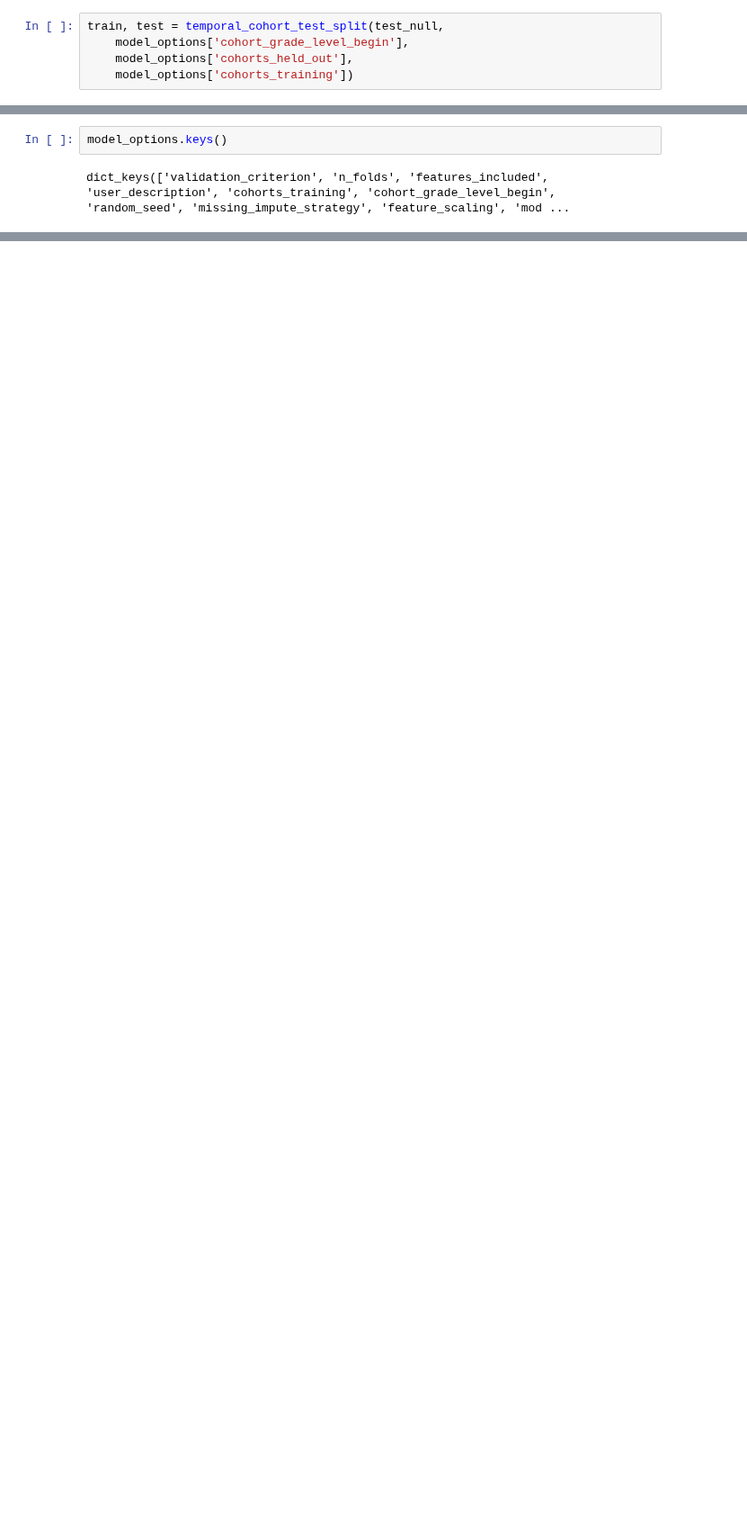
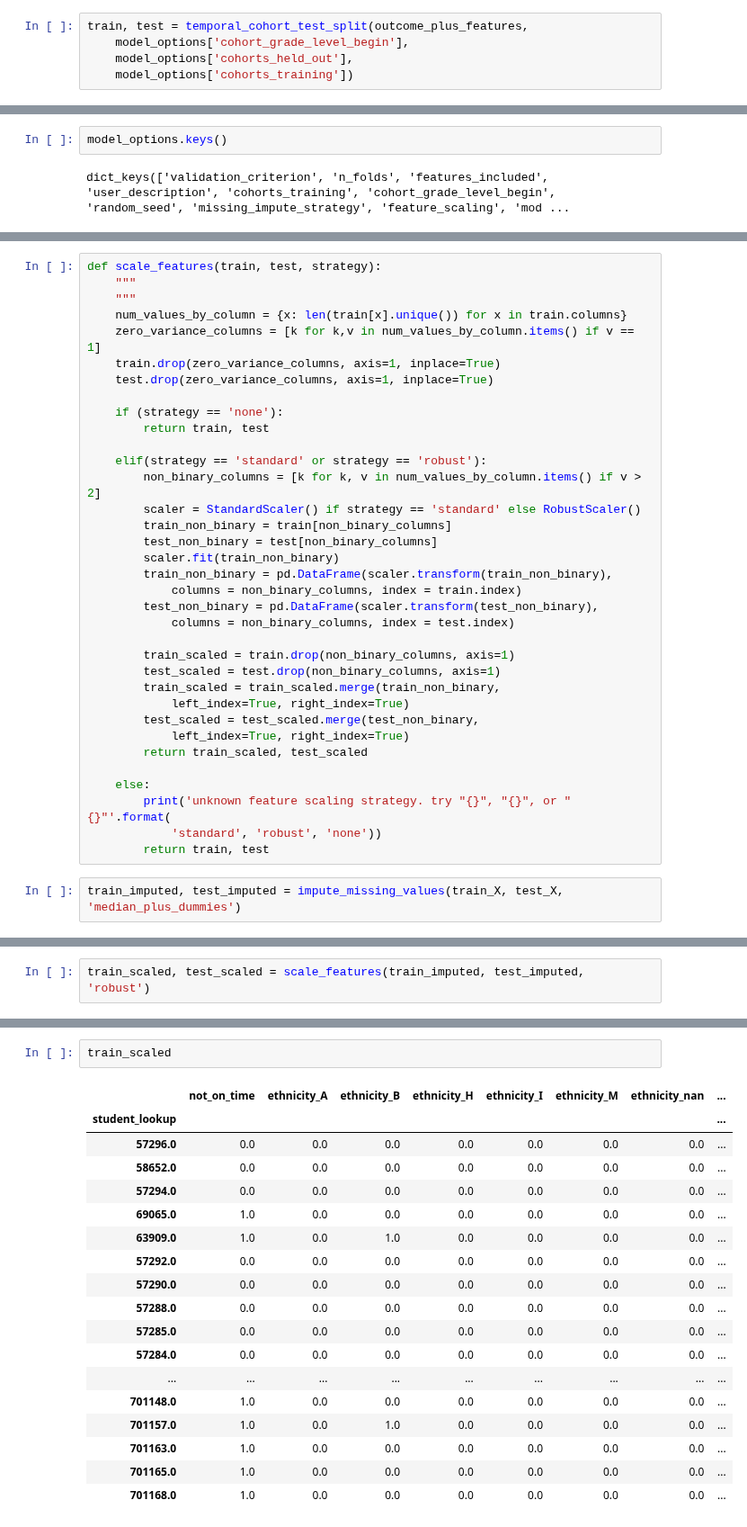
Before and after one commit to jgutman/mvesc, a Jupyter notebook: Models_Results/testing_cross_validation_plus_fun.ipynb, the cells around one changed output, grey strips where cells are left out. Shown at 90% size. Saved outputs shown, nothing was run; the diff lists cells and outputs as text; blank space fills up the shorter version.

```diff
--- a/Models_Results/testing_cross_validation_plus_fun.ipynb
+++ b/Models_Results/testing_cross_validation_plus_fun.ipynb
@@ -427,5 +383,5 @@ test_null = outcome_plus_features.replace({'cohort_9th': {2006: np.nan}})
 # %%
-train, test = temporal_cohort_test_split(test_null,
+train, test = temporal_cohort_test_split(outcome_plus_features,
     model_options['cohort_grade_level_begin'],
     model_options['cohorts_held_out'],
     model_options['cohorts_training'])
@@ -477,0 +422,37 @@ assert(all([key in model_options.keys() for key in required_keys])), \
+# %%
+def scale_features(train, test, strategy):
+    """
+    """
+    num_values_by_column = {x: len(train[x].unique()) for x in train.columns}
+    zero_variance_columns = [k for k,v in num_values_by_column.items() if v == 1]
+    train.drop(zero_variance_columns, axis=1, inplace=True)
+    test.drop(zero_variance_columns, axis=1, inplace=True)
+
+    if (strategy == 'none'):
+        return train, test
+
+    elif(strategy == 'standard' or strategy == 'robust'):
+        non_binary_columns = [k for k, v in num_values_by_column.items() if v > 2]
+        scaler = StandardScaler() if strategy == 'standard' else RobustScaler()
+        train_non_binary = train[non_binary_columns]
+        test_non_binary = test[non_binary_columns]
+        scaler.fit(train_non_binary)
+        train_non_binary = pd.DataFrame(scaler.transform(train_non_binary),
+            columns = non_binary_columns, index = train.index)
+        test_non_binary = pd.DataFrame(scaler.transform(test_non_binary),
+            columns = non_binary_columns, index = test.index)
+
+        train_scaled = train.drop(non_binary_columns, axis=1)
+        test_scaled = test.drop(non_binary_columns, axis=1)
+        train_scaled = train_scaled.merge(train_non_binary,
+            left_index=True, right_index=True)
+        test_scaled = test_scaled.merge(test_non_binary,
+            left_index=True, right_index=True)
+        return train_scaled, test_scaled
+
+    else:
+        print('unknown feature scaling strategy. try "{}", "{}", or "{}"'.format(
+            'standard', 'robust', 'none'))
+        return train, test
+# %%
+train_imputed, test_imputed = impute_missing_values(train_X, test_X, 'median_plus_dummies')
@@ -477,0 +469,2 @@ assert(all([key in model_options.keys() for key in required_keys])), \
+# %%
+train_scaled, test_scaled = scale_features(train_imputed, test_imputed, 'robust')
@@ -477,0 +480,21 @@ assert(all([key in model_options.keys() for key in required_keys])), \
+# %%
+train_scaled
+# %% [output]
+|  | not_on_time | ethnicity_A | ethnicity_B | ethnicity_H | ethnicity_I | ethnicity_M | ethnicity_nan | ... |
+| student_lookup |  |  |  |  |  |  |  | ... |
+| 57296.0 | 0.0 | 0.0 | 0.0 | 0.0 | 0.0 | 0.0 | 0.0 | ... |
+| 58652.0 | 0.0 | 0.0 | 0.0 | 0.0 | 0.0 | 0.0 | 0.0 | ... |
+| 57294.0 | 0.0 | 0.0 | 0.0 | 0.0 | 0.0 | 0.0 | 0.0 | ... |
+| 69065.0 | 1.0 | 0.0 | 0.0 | 0.0 | 0.0 | 0.0 | 0.0 | ... |
+| 63909.0 | 1.0 | 0.0 | 1.0 | 0.0 | 0.0 | 0.0 | 0.0 | ... |
+| 57292.0 | 0.0 | 0.0 | 0.0 | 0.0 | 0.0 | 0.0 | 0.0 | ... |
+| 57290.0 | 0.0 | 0.0 | 0.0 | 0.0 | 0.0 | 0.0 | 0.0 | ... |
+| 57288.0 | 0.0 | 0.0 | 0.0 | 0.0 | 0.0 | 0.0 | 0.0 | ... |
+| 57285.0 | 0.0 | 0.0 | 0.0 | 0.0 | 0.0 | 0.0 | 0.0 | ... |
+| 57284.0 | 0.0 | 0.0 | 0.0 | 0.0 | 0.0 | 0.0 | 0.0 | ... |
+| ... | ... | ... | ... | ... | ... | ... | ... | ... |
+| 701148.0 | 1.0 | 0.0 | 0.0 | 0.0 | 0.0 | 0.0 | 0.0 | ... |
+| 701157.0 | 1.0 | 0.0 | 1.0 | 0.0 | 0.0 | 0.0 | 0.0 | ... |
+| 701163.0 | 1.0 | 0.0 | 0.0 | 0.0 | 0.0 | 0.0 | 0.0 | ... |
+| 701165.0 | 1.0 | 0.0 | 0.0 | 0.0 | 0.0 | 0.0 | 0.0 | ... |
+| 701168.0 | 1.0 | 0.0 | 0.0 | 0.0 | 0.0 | 0.0 | 0.0 | ... |
```
Also changed, not shown: parts of 26 cells of this notebook, 1 other file.
